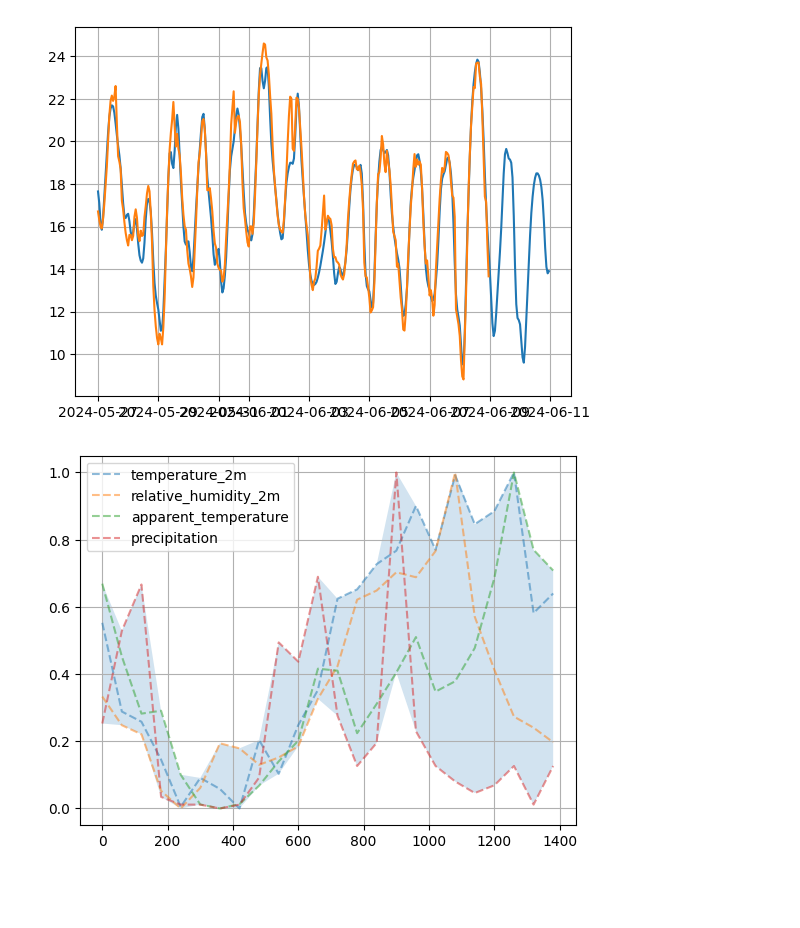
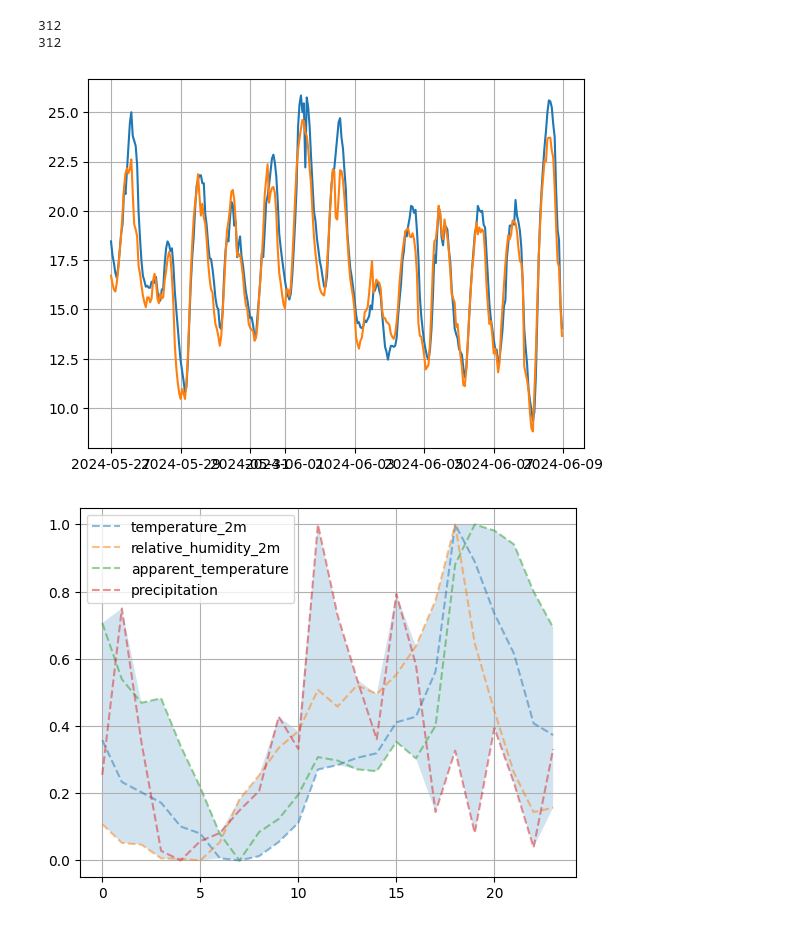
Before and after one commit to adamowski137/WeatherStatistics, a Jupyter notebook: Server/forecats.ipynb, the cells around one changed output. Drawn from its saved outputs; the diff is of its cells as text; code cells hidden in the pictures; blank space fills up the shorter version.

```diff
--- a/Server/forecats.ipynb
+++ b/Server/forecats.ipynb
@@ -38,7 +38,7 @@ def fetchForecast(latitude = 52.52, longitude = 13.41, past_days = 92, forecast_
 		hourly_data[col_name] = hourly.Variables(i).ValuesAsNumpy()
 
 	hourly_dataframe = pd.DataFrame(data = hourly_data)
-	return hourly_dataframe
+	return hourly_dataframe.dropna()
 
 def fetchArchive(latitude = 52.52, longitude = 13.41, start_date = "2024-03-10", end_date = "2024-06-10"):
 	url = "https://archive-api.open-meteo.com/v1/archive"
@@ -64,18 +64,26 @@ def fetchArchive(latitude = 52.52, longitude = 13.41, start_date = "2024-03-10",
 		hourly_data[col_name] = hourly.Variables(i).ValuesAsNumpy()
 
 	hourly_dataframe = pd.DataFrame(data = hourly_data)
-	return hourly_dataframe
+	return hourly_dataframe.dropna()
 # %%
 from datetime import datetime, timedelta
-x = 14
-date_x_days_ago = datetime.now() - timedelta(days=x)
-formatted_date = date_x_days_ago.strftime('%Y-%m-%d')
 
-forecast = fetchForecast(past_days=x)
-archive = fetchArchive(start_date=formatted_date)
-diff = forecast.drop(columns=["date"]) - archive.drop(columns=["date"])
-diff = diff.abs()
-diff["date"] = forecast["date"]
+def calulateDiff(pastDays):
+    date_x_days_ago = datetime.now() - timedelta(days=pastDays)
+    formatted_date = date_x_days_ago.strftime('%Y-%m-%d')
+
+    forecast = fetchForecast(past_days=pastDays)
+    archive = fetchArchive(start_date=formatted_date)
+    forecast = forecast[:len(archive)]
+
+    diff = forecast.drop(columns=["date"]) - archive.drop(columns=["date"])
+    diff = diff.abs()
+    diff["date"] = forecast["date"]
+
+    relative_diff = diff.drop(columns=["date"]) / archive.drop(columns=["date"])
+    return diff, relative_diff, forecast, archive
+
+diff, relative_diff, forecast, archive = calulateDiff(90)
 # %%
 import matplotlib.pyplot as plt
 import numpy as np
@@ -148,27 +175,33 @@ plt.show()
 # %%
 import matplotlib.pyplot as plt
 import numpy as np
 
+pastDays = 14
+date_x_days_ago = datetime.now() - timedelta(days=pastDays)
+formatted_date = date_x_days_ago.strftime('%Y-%m-%d')
+
 fig, ax = plt.subplots()
-#ax.plot(forecast["date"], forecast["temperature_2m"])
-#ax.plot(archive["date"], archive["temperature_2m"])
+ax.plot(forecast["date"], forecast["temperature_2m"])
+ax.plot(archive["date"], archive["temperature_2m"])
 
-ax.plot(forecast["date"], forecast["precipitation"])
-ax.plot(archive["date"], archive["precipitation"])
+# ax.plot(forecast["date"], forecast["precipitation"])
+# ax.plot(archive["date"], archive["precipitation"])
 
 # ax.set(xlabel='time (s)', ylabel='voltage (mV)',
 #        title='About as simple as it gets, folks')
 ax.grid()
 plt.show()
 # %% [output]
+312
+312
-[figure, old version]
+[figure, new version]
 # %%
 import numpy as np
 
 def soft_max(col):
     return (col - np.min(col)) / (np.max(col) - np.min(col))
 
-mean_diff = diff.groupby(diff["date"].dt.hour)[[col for col in diff.columns if col != "date"]].mean().apply(soft_max).drop(columns=["wind_speed_10m"]).reset_index()
+mean_diff = diff.groupby(diff["date"].dt.hour)[[col for col in diff.columns if col != "date"]].mean().apply(soft_max).reset_index()
 fig, ax = plt.subplots()
 
 for col in mean_diff.columns:
@@ -183,4 +216,4 @@ ax.grid()
 plt.legend()
 plt.show()
 # %% [output]
-[figure, old version]
+[figure, new version]
```
Also changed, not shown: parts of 5 cells of this notebook, 1 other file.
